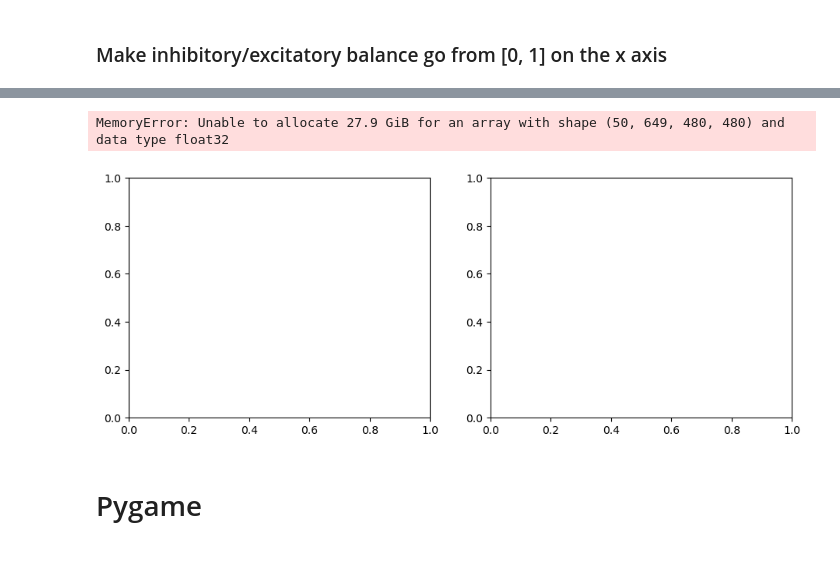
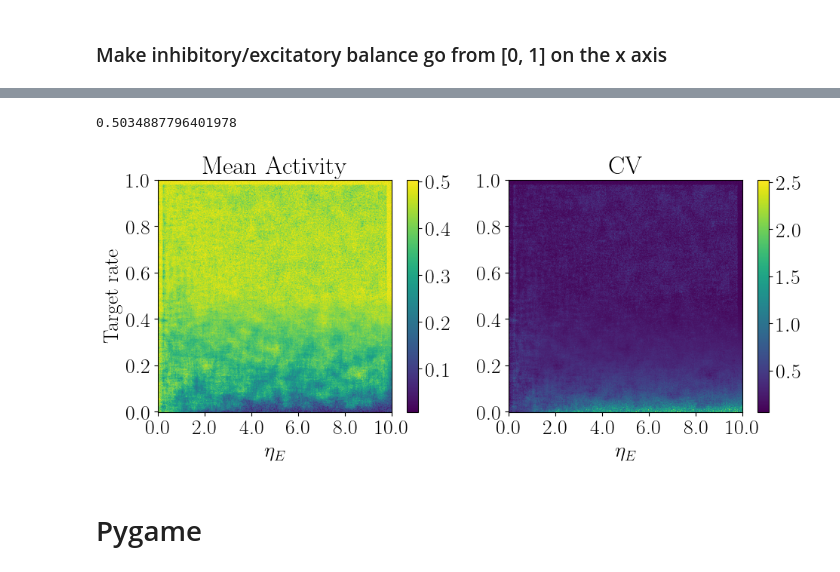
Before and after one commit to heysoos/neuralart, a Jupyter notebook: notebooks/rateCA_phase_diagram_EI-learning-rate_vs_target-rate.ipynb, the cells around one changed output, grey strips where cells are left out. Cells and saved outputs as stored; diff of their text form; code cells hidden in the pictures.

```diff
--- a/notebooks/rateCA_phase_diagram_EI-learning-rate_vs_target-rate.ipynb
+++ b/notebooks/rateCA_phase_diagram_EI-learning-rate_vs_target-rate.ipynb
@@ -177,17 +182,13 @@ for i in tqdm(range(timesteps)):
 # %%
 imgs = [imgs_all[idx - 1] for idx in capture_frames]
 
-fig, axes = plt.subplots(1, len(capture_frames), figsize=(15, 2.8))
+fig, axes = plt.subplots(1, len(capture_frames), figsize=(15, 4))
+
 
 for i, ax in enumerate(axes):
-    im = ax.imshow(imgs[i].T)
-    ax.set_xticks(np.linspace(0, RESX, 6), labels=[f'{i:.1f}' for i in np.linspace(0, 1, 6)]);
-    ax.set_xlabel(r'$p_E$')
-
-    ax2 = ax.secondary_xaxis('top')
-    ax2.set_xticks(np.linspace(0, RESX, 6), labels=[f'{i:.1f}' for i in np.linspace(1, 0, 6)]);
-    ax2.set_xlabel(r'$p_I = 1 - p_E$')
-    ax2.tick_params(axis='x', direction='out')
+    im = ax.imshow(imgs[i].T, origin='lower')
+    ax.set_xticks(np.linspace(0, RESX, 6), labels=[f'{i:.1f}' for i in np.linspace(0, 10, 6)]);
+    ax.set_xlabel(r'$\frac{\eta_I}{\eta_E}$')
 
     plt.colorbar(im, ax=ax, shrink=1.)
 
@@ -195,5 +196,6 @@ for i, ax in enumerate(axes):
     if i == 0:
         ax.set_ylabel('Target rate')
     ax.set_aspect('auto')
+plt.tight_layout()
     # ax.tick_params(axis='both', which='both', bottom=False, top=False, left=False)
 # %% [output]
@@ -268,7 +269,7 @@ RESY=480
 # %%
 timesteps = 500
 buffer = 250
-num_runs = 50
+num_runs = 10
 
 imgs_multirun = np.zeros((num_runs, timesteps - buffer, RESX, RESY))
 with torch.no_grad():
@@ -283,5 +284,3 @@ with torch.no_grad():
 
             if i > buffer: # skip transient part
                 imgs_multirun[j, i - buffer, :, :] = state[0, 0].cpu().numpy()
-# %%
-imgs_multirun = np.array(imgs_multirun)
@@ -296,49 +287,52 @@ MemoryError:
+# %%
+img_m.max()
+# %% [output]
+0.5034887796401978
 # %%
 fig, axes = plt.subplots(1, 2, figsize=(2 * 5.5 ,4))
 
 ############## ax1 ##############
 ax = axes[0]
-img = np.std(imgs_multirun, axis=(0, 1))
+img_m = np.mean(imgs_multirun, axis=(0, 1))
 
-im = ax.imshow(img.T)
+im = ax.imshow(img_m.T, origin='lower')
 ax.set_title('Mean Activity')
-ax.set_xticks(np.linspace(0, RESX, 6), labels=[f'{i:.1f}' for i in np.linspace(0, 1, 6)]);
-ax.set_xlabel(r'$p_E$')
+ax.set_xticks(np.linspace(0, RESX, 6), labels=[f'{i:.1f}' for i in np.linspace(0, 10, 6)]);
+ax.set_xlabel(r'$\eta_E$')
 
-ax2 = ax.secondary_xaxis('top')
-ax2.set_xticks(np.linspace(0, RESX, 6), labels=[f'{i:.1f}' for i in np.linspace(1, 0, 6)]);
-ax2.set_xlabel(r'$p_I = 1 - p_E$')
-ax2.tick_params(axis='x', direction='out')
+# ax2 = ax.secondary_xaxis('top')
+# ax2.set_xticks(np.linspace(0, RESX, 6), labels=[f'{i:.1f}' for i in np.linspace(1, 0, 6)]);
+# ax2.set_xlabel(r'$\eta_I = 1 - p_E$')
+# ax2.tick_params(axis='x', direction='out')
 
 plt.colorbar(im, ax=ax, shrink=1.)
 
 ax.set_yticks(np.linspace(0, RESY, 6), labels=[f'{i:.1f}' for i in np.linspace(0, 1, 6)]);
 ax.set_ylabel('Target rate')
 ax.set_aspect('auto')
 
 ############## ax2 ##############
 ax = axes[1]
-img = np.std(imgs_multirun, axis=(0, 1)) / img
+img_std = np.std(imgs_multirun, axis=(0, 1)) / img_m
 
-im = ax.imshow(img.T)
+im = ax.imshow(img_std.T, origin='lower')
 ax.set_title('CV')
-ax.set_xticks(np.linspace(0, RESX, 6), labels=[f'{i:.1f}' for i in np.linspace(0, 1, 6)]);
-ax.set_xlabel(r'$p_E$')
+ax.set_xticks(np.linspace(0, RESX, 6), labels=[f'{i:.1f}' for i in np.linspace(0, 10, 6)]);
+ax.set_xlabel(r'$\eta_E$')
 
-ax2 = ax.secondary_xaxis('top')
-ax2.set_xticks(np.linspace(0, RESX, 6), labels=[f'{i:.1f}' for i in np.linspace(1, 0, 6)]);
-ax2.set_xlabel(r'$p_I = 1 - p_E$')
-ax2.tick_params(axis='x', direction='out')
+# ax2 = ax.secondary_xaxis('top')
+# ax2.set_xticks(np.linspace(0, RESX, 6), labels=[f'{i:.1f}' for i in np.linspace(1, 0, 6)]);
+# ax2.set_xlabel(r'$p_I = 1 - p_E$')
+# ax2.tick_params(axis='x', direction='out')
 
 plt.colorbar(im, ax=ax, shrink=1.)
 
 ax.set_yticks(np.linspace(0, RESY, 6), labels=[f'{i:.1f}' for i in np.linspace(0, 1, 6)]);
 # ax.set_ylabel('Target rate')
 ax.set_aspect('auto')
-plt.savefig('figs/rateCA_phase_diagram.pdf', bbox_inches='tight')
+plt.savefig('figs/rateCA_phase_diagram_EI-learning-rate_vs_target-rate.pdf', bbox_inches='tight')
 # %% [output]
-MemoryError: Unable to allocate 27.9 GiB for an array with shape (50, 649, 480, 480) and data type float32
-[figure, old version]
+[figure, new version]
 # %% [markdown]
 # Pygame
 # %%
```
Also changed, not shown: parts of 9 cells of this notebook, 11 other files.
